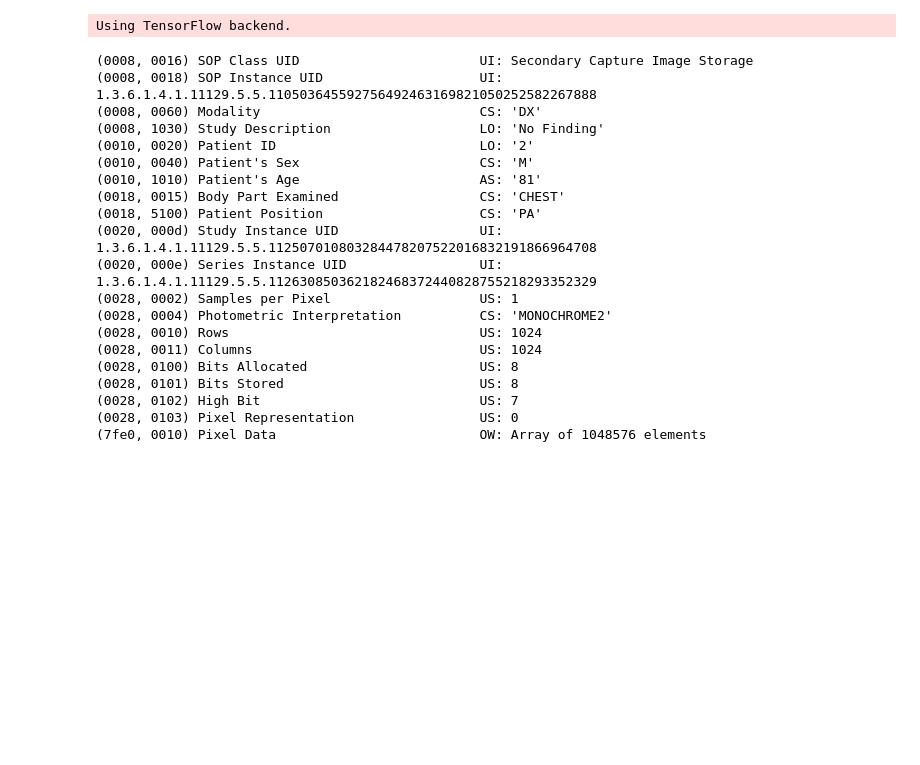
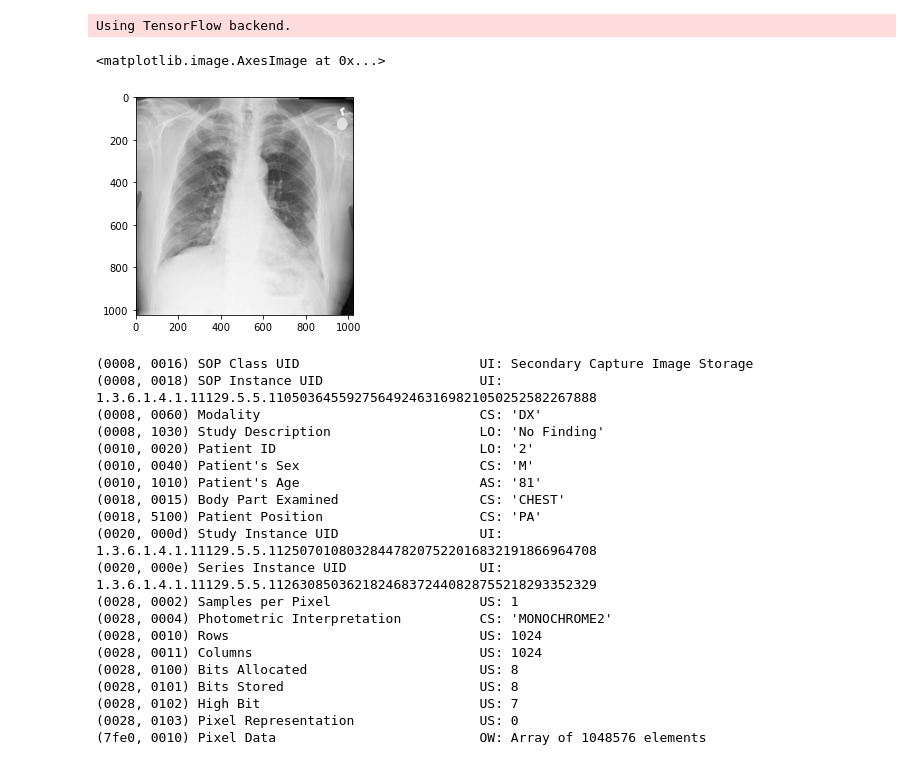
Before and after one commit to zhaokevinma/pneumonia_detection_from_chest_xrays, a Jupyter notebook: Inference.ipynb, the cells around one changed output. Cells and saved outputs as stored; diff of their text form; code cells hidden in the pictures; blank space fills up the shorter version.

```diff
--- a/Inference.ipynb
+++ b/Inference.ipynb
@@ -16,6 +16,11 @@ from skimage.transform import rescale
 Using TensorFlow backend.
 # %%
 sample = pydicom.dcmread('test1.dcm')
+# %%
+plt.imshow(sample.pixel_array, cmap='gray')
+# %% [output]
+<matplotlib.image.AxesImage at 0x...>
+[figure, added]
 # %%
 print(sample)
 # %% [output]
```
Also changed, not shown: parts of 3 cells of this notebook, 1 other file.
